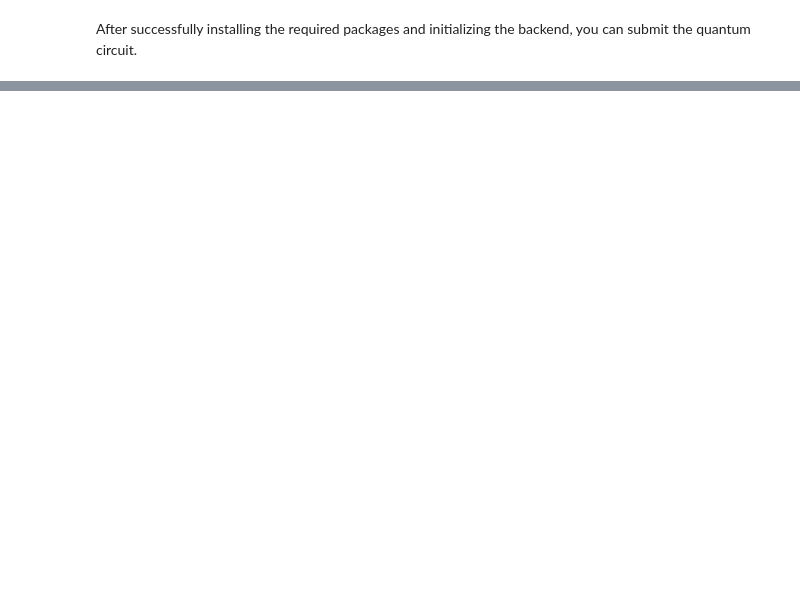
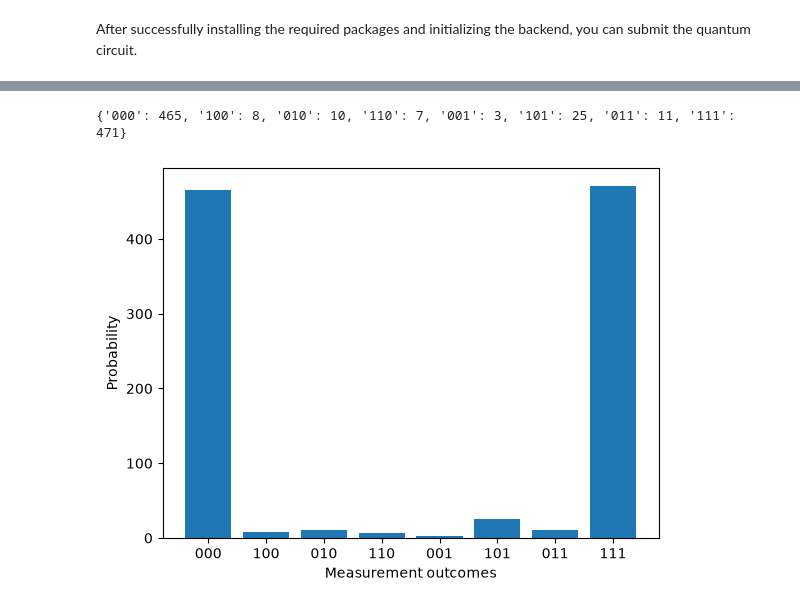
Before and after one commit to diiwik/2026-NVIDIA, a Jupyter notebook: IQM_Sirius/Qrisp.ipynb, the cells around one changed output, grey strips where cells are left out. Saved outputs shown, nothing was run; the diff lists cells and outputs as text; code cells hidden in the pictures; blank space fills up the shorter version.

```diff
--- a/IQM_Sirius/Qrisp.ipynb
+++ b/IQM_Sirius/Qrisp.ipynb
@@ -110,0 +350,12 @@ For more learning material and tutorials, visit [IQM Academy](https://www.iqmaca
+# %%
+shots = 1000
+job2 = qc2_transpiled.run(backend=iqm_device, shots=shots)
+print(job2)
+
+plt.bar(list(map(str, job2.keys())), job2.values())
+plt.xlabel("Measurement outcomes")
+plt.ylabel("Probability")
+plt.show()
+# %% [output]
+{'000': 465, '100': 8, '010': 10, '110': 7, '001': 3, '101': 25, '011': 11, '111': 471}
+[figure, added]
```
Also changed, not shown: parts of 49 cells of this notebook.
